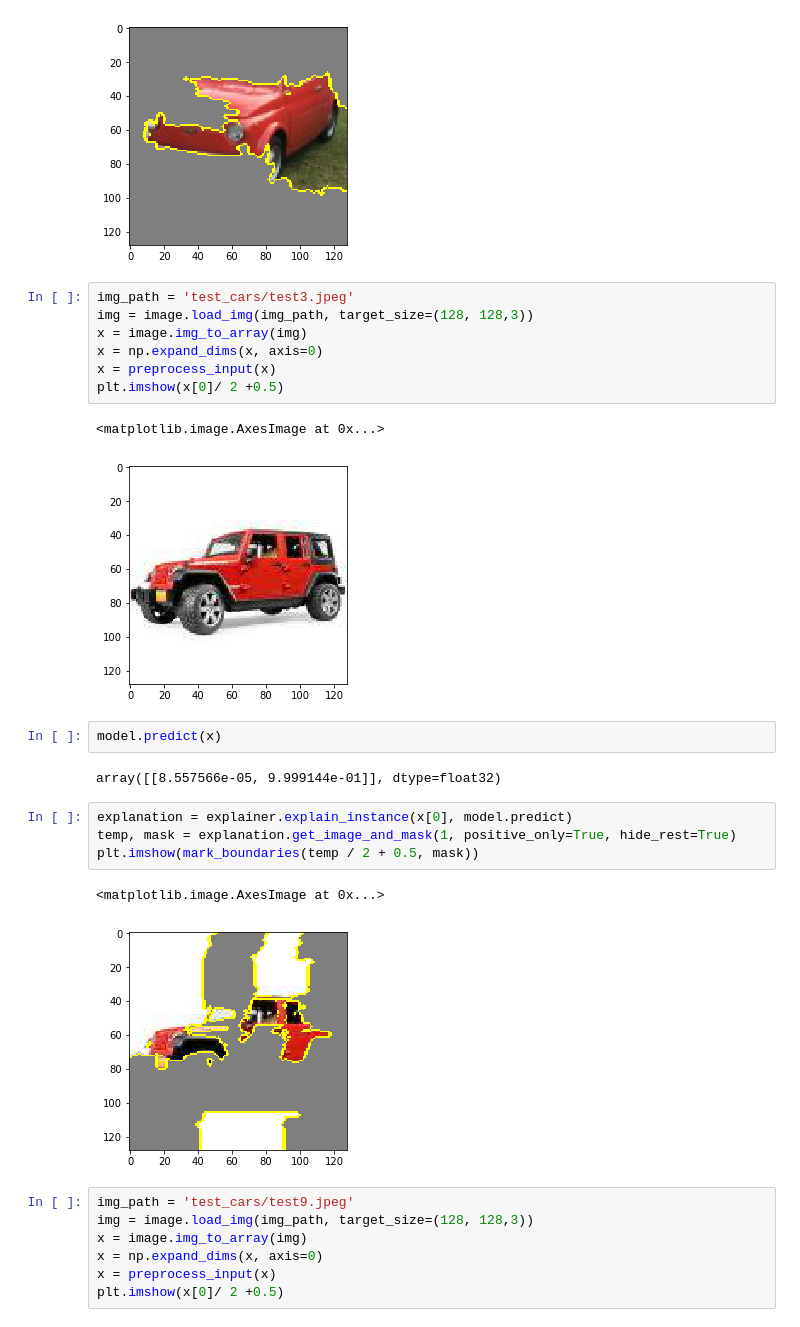
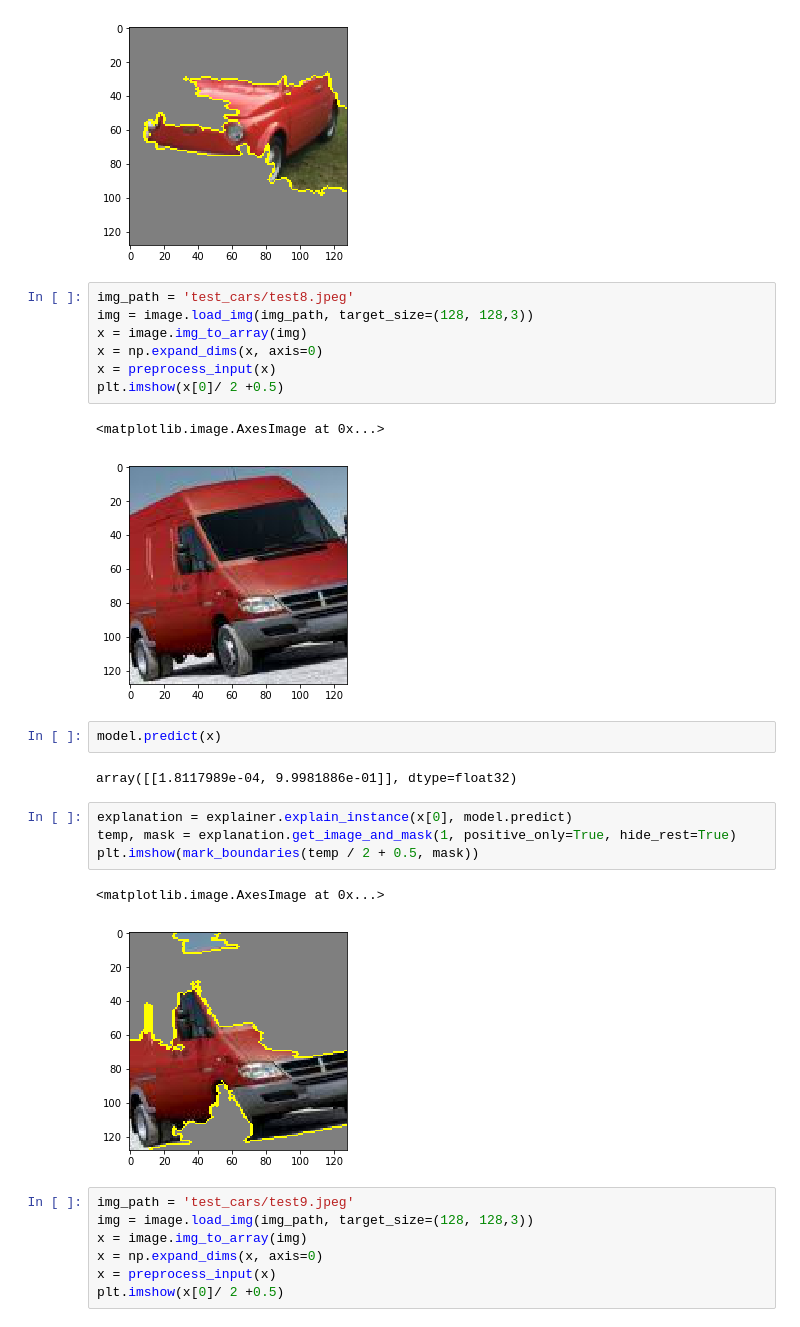
Before and after one commit to dsharpc/bias-and-LIME, a Jupyter notebook: lime.ipynb, the cells around one changed output. Cells and saved outputs as stored; diff of their text form.

```diff
--- a/lime.ipynb
+++ b/lime.ipynb
@@ -147,26 +144,26 @@ plt.imshow(mark_boundaries(temp / 2 + 0.5, mask))
 <matplotlib.image.AxesImage at 0x...>
 [figure]
 # %%
-img_path = 'test_cars/test3.jpeg'
+img_path = 'test_cars/test8.jpeg'
 img = image.load_img(img_path, target_size=(128, 128,3))
 x = image.img_to_array(img)
 x = np.expand_dims(x, axis=0)
 x = preprocess_input(x)
 plt.imshow(x[0]/ 2 +0.5)
 # %% [output]
 <matplotlib.image.AxesImage at 0x...>
-[figure, old version]
+[figure, new version]
 # %%
 model.predict(x)
 # %% [output]
-array([[8.557566e-05, 9.999144e-01]], dtype=float32)
+array([[1.8117989e-04, 9.9981886e-01]], dtype=float32)
 # %%
 explanation = explainer.explain_instance(x[0], model.predict)
 temp, mask = explanation.get_image_and_mask(1, positive_only=True, hide_rest=True)
 plt.imshow(mark_boundaries(temp / 2 + 0.5, mask))
 # %% [output]
 <matplotlib.image.AxesImage at 0x...>
-[figure, old version]
+[figure, new version]
 # %%
 img_path = 'test_cars/test9.jpeg'
 img = image.load_img(img_path, target_size=(128, 128,3))
```
Also changed, not shown: parts of 6 cells of this notebook, 1 other file.
